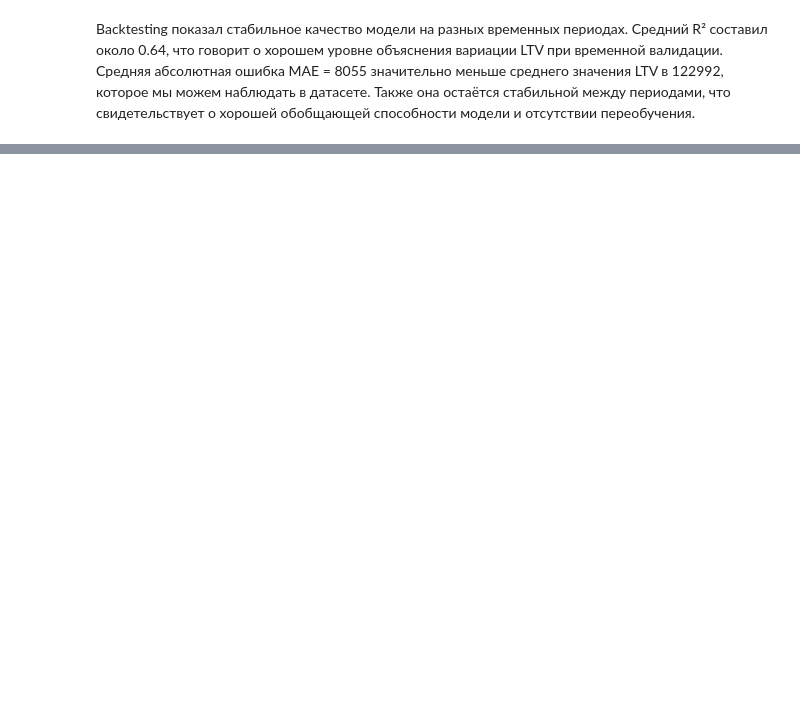
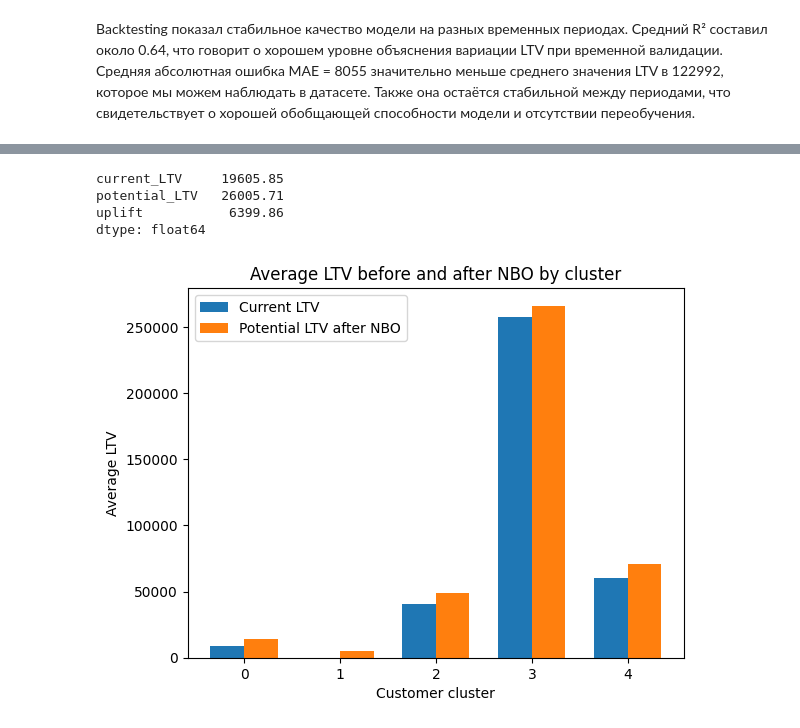
Before and after one commit to HSE-Datathon/b2b-ltv-analytics, a Jupyter notebook: main.ipynb, the cells around one changed output, grey strips where cells are left out. Saved outputs shown, nothing was run; the diff lists cells and outputs as text; code cells hidden in the pictures; blank space fills up the shorter version.

```diff
--- a/main.ipynb
+++ b/main.ipynb
@@ -960,0 +1003,5 @@ Backtesting показал стабильное качество модели н
+# %%
+transactions = df_revenue[['company_id','product_name','product_sum']].copy()
+transactions = transactions.rename(columns={'product_sum':'revenue'})
+
+transactions.head(100)
@@ -960,0 +1289,54 @@ Backtesting показал стабильное качество модели н
+# %%
+uplift_df.mean()
+# %% [output]
+current_LTV     19605.85
+potential_LTV   26005.71
+uplift           6399.86
+dtype: float64
+# %%
+uplift_df["company_id"] = customers.company_id.values
+
+uplift_df = uplift_df.merge(
+    customers[["company_id","cluster"]],
+    on="company_id",
+    how="left"
+)
+
+cluster_ltv = (
+    uplift_df
+    .groupby("cluster")[["current_LTV","potential_LTV"]]
+    .mean()
+    .reset_index()
+)
+# %%
+x = np.arange(len(cluster_ltv["cluster"]))
+width = 0.35
+
+plt.figure()
+
+plt.bar(
+    x - width/2,
+    cluster_ltv["current_LTV"],
+    width,
+    label="Current LTV"
+)
+
+plt.bar(
+    x + width/2,
+    cluster_ltv["potential_LTV"],
+    width,
+    label="Potential LTV after NBO"
+)
+
+plt.xticks(x, cluster_ltv["cluster"])
+
+plt.xlabel("Customer cluster")
+plt.ylabel("Average LTV")
+
+plt.title("Average LTV before and after NBO by cluster")
+
+plt.legend()
+
+plt.show()
+# %% [output]
+[figure, added]
```
Also changed, not shown: parts of 46 cells of this notebook.
